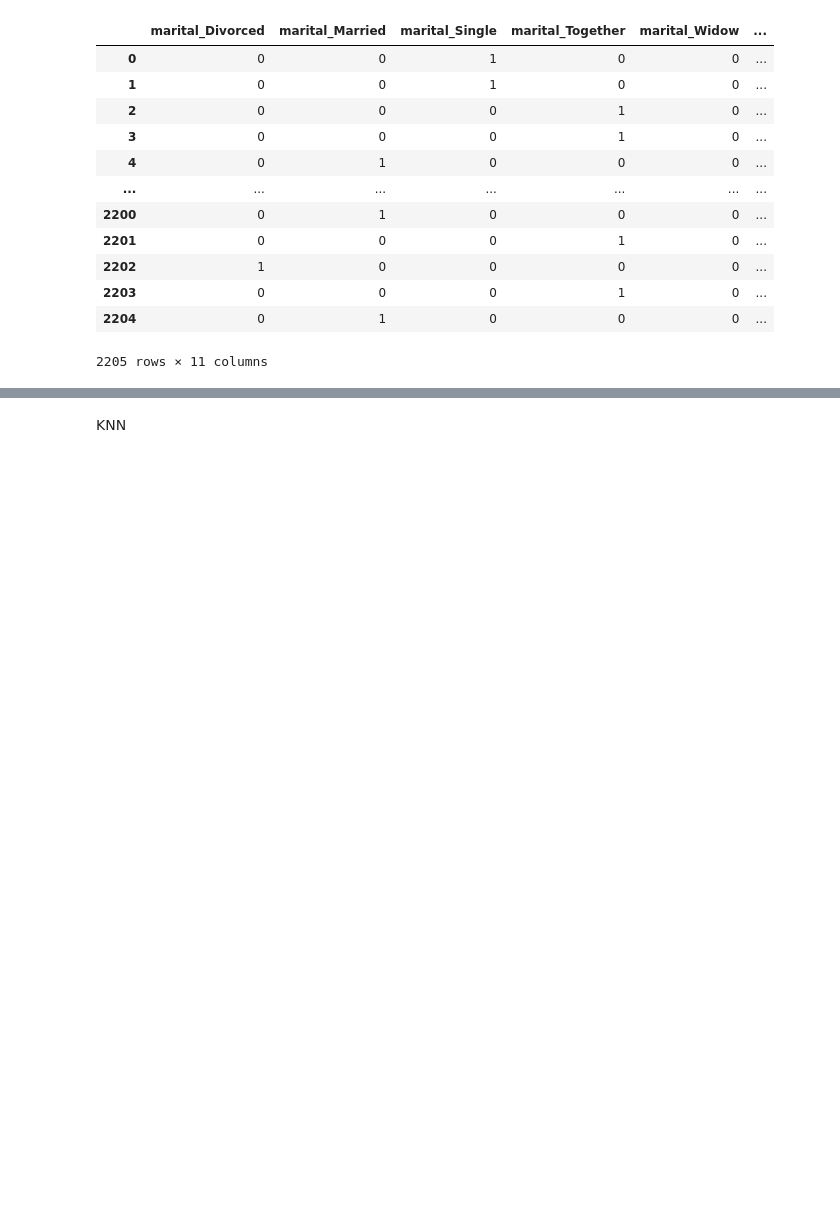
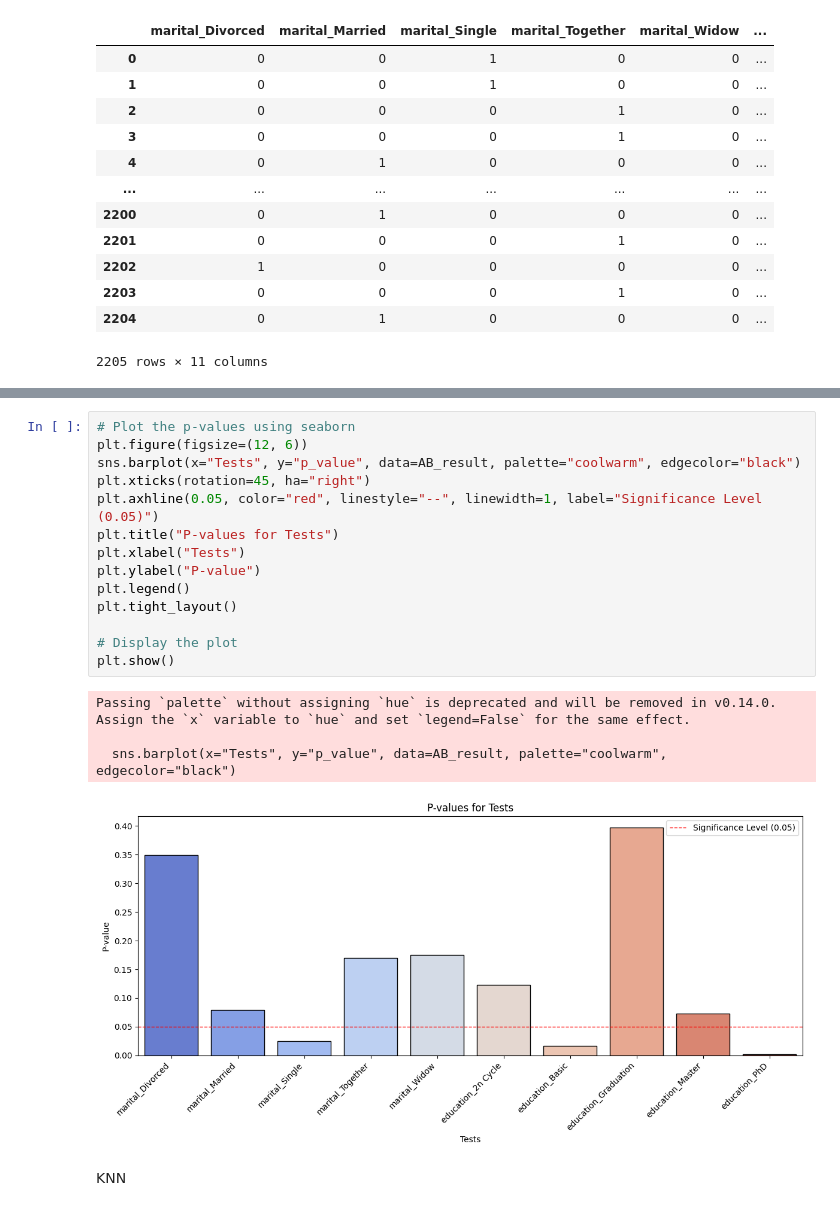
Before and after one commit to kevintao0417/F24_DATA110, a Jupyter notebook: Project/F1/customer_data.ipynb, the cells around one changed output, grey strips where cells are left out. Cells and saved outputs as stored; diff of their text form; blank space fills up the shorter version.

```diff
--- a/Project/F1/customer_data.ipynb
+++ b/Project/F1/customer_data.ipynb
@@ -252,3 +265,22 @@ AB_result
+# %%
+# Plot the p-values using seaborn
+plt.figure(figsize=(12, 6))
+sns.barplot(x="Tests", y="p_value", data=AB_result, palette="coolwarm", edgecolor="black")
+plt.xticks(rotation=45, ha="right")
+plt.axhline(0.05, color="red", linestyle="--", linewidth=1, label="Significance Level (0.05)")
+plt.title("P-values for Tests")
+plt.xlabel("Tests")
+plt.ylabel("P-value")
+plt.legend()
+plt.tight_layout()
+
+# Display the plot
+plt.show()
+# %% [output]
+Passing `palette` without assigning `hue` is deprecated and will be removed in v0.14.0. Assign the `x` variable to `hue` and set `legend=False` for the same effect.
+
+  sns.barplot(x="Tests", y="p_value", data=AB_result, palette="coolwarm", edgecolor="black")
+[figure, added]
 # %% [markdown]
 KNN
 # %%
```
Also changed, not shown: parts of 7 cells of this notebook.
